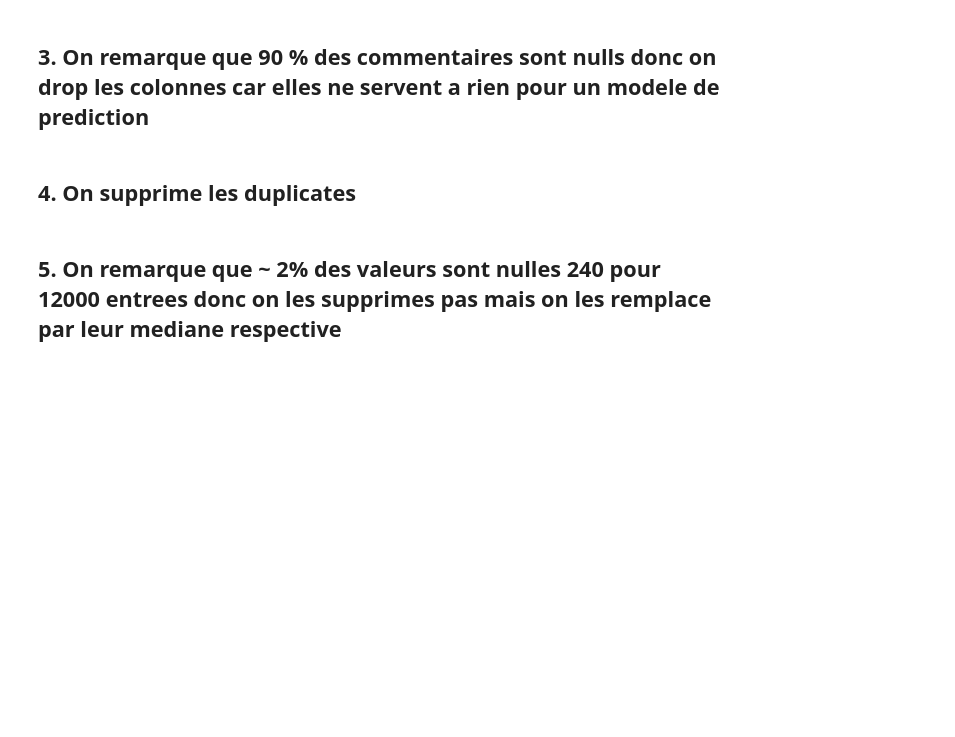
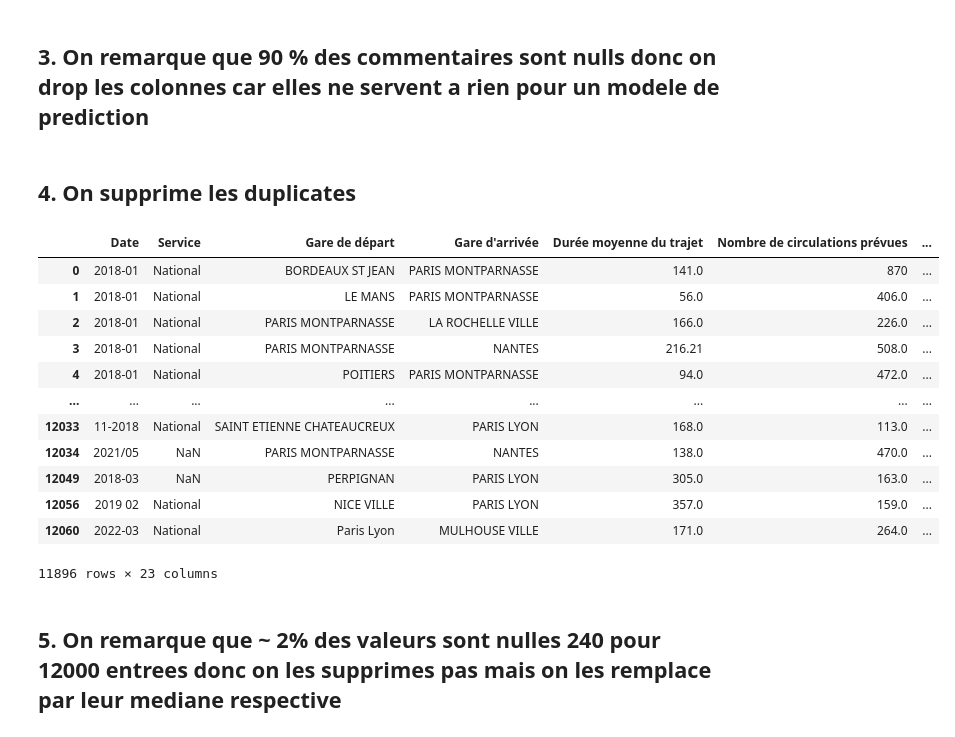
Before and after one commit to louispouillet/Etardis, a Jupyter notebook: tardis_eda.ipynb, the cells around one changed output. Cells and saved outputs as stored; diff of their text form; code cells hidden in the pictures; blank space fills up the shorter version.

```diff
--- a/tardis_eda.ipynb
+++ b/tardis_eda.ipynb
@@ -52,7 +52,21 @@ df.drop(columns=["Commentaire annulations","Commentaire retards au départ","Com
 # %% [markdown]
 ## 4. On supprime les duplicates
 # %%
-df.drop_duplicates(inplace=True)
+df.drop_duplicates()
+# %% [output]
+|  | Date | Service | Gare de départ | Gare d'arrivée | Durée moyenne du trajet | Nombre de circulations prévues | ... |
+| 0 | 2018-01 | National | BORDEAUX ST JEAN | PARIS MONTPARNASSE | 141.0 | 870 | ... |
+| 1 | 2018-01 | National | LE MANS | PARIS MONTPARNASSE | 56.0 | 406.0 | ... |
+| 2 | 2018-01 | National | PARIS MONTPARNASSE | LA ROCHELLE VILLE | 166.0 | 226.0 | ... |
+| 3 | 2018-01 | National | PARIS MONTPARNASSE | NANTES | 216.21 | 508.0 | ... |
+| 4 | 2018-01 | National | POITIERS | PARIS MONTPARNASSE | 94.0 | 472.0 | ... |
+| ... | ... | ... | ... | ... | ... | ... | ... |
+| 12033 | 11-2018 | National | SAINT ETIENNE CHATEAUCREUX | PARIS LYON | 168.0 | 113.0 | ... |
+| 12034 | 2021/05 | NaN | PARIS MONTPARNASSE | NANTES | 138.0 | 470.0 | ... |
+| 12049 | 2018-03 | NaN | PERPIGNAN | PARIS LYON | 305.0 | 163.0 | ... |
+| 12056 | 2019 02 | National | NICE VILLE | PARIS LYON | 357.0 | 159.0 | ... |
+| 12060 | 2022-03 | National | Paris Lyon | MULHOUSE VILLE | 171.0 | 264.0 | ... |
+11896 rows × 23 columns
 # %% [markdown]
 ## 5. On remarque que ~ 2% des valeurs sont nulles 240 pour 12000 entrees donc on les supprimes pas mais on les remplace par leur mediane respective
 # %%
```
Also changed, not shown: parts of 7 cells of this notebook.
